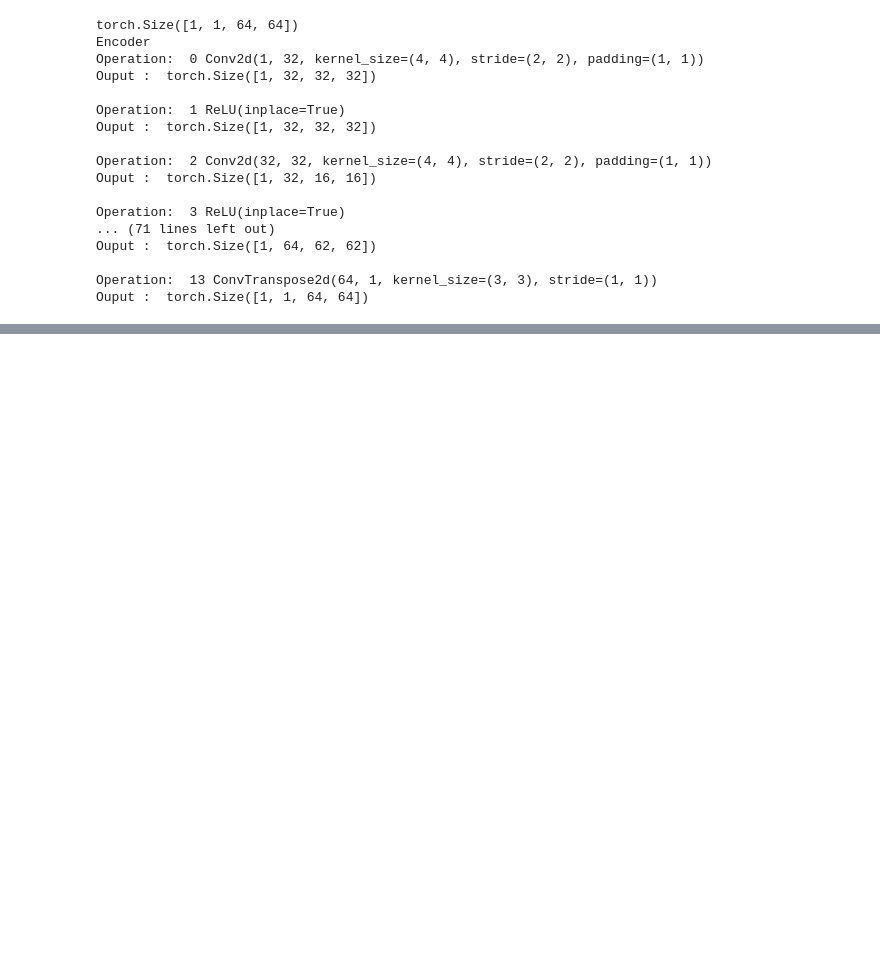
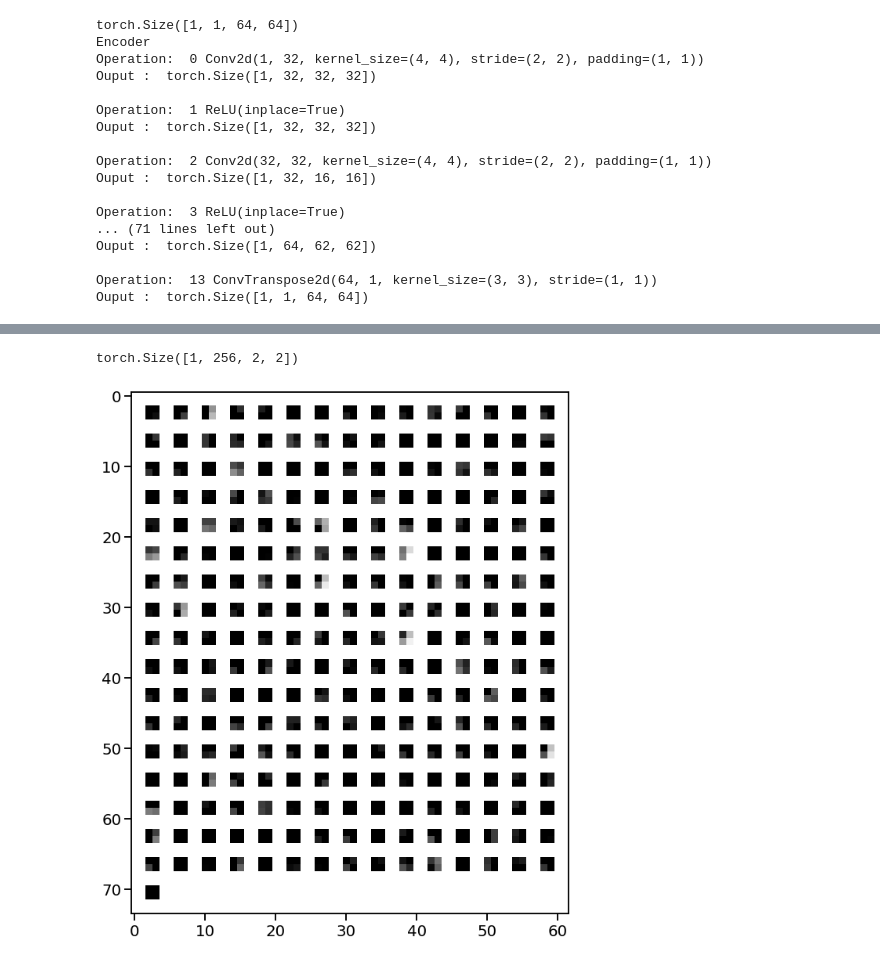
Before and after one commit to muhammadyaseen/vae-disentanglement, a Jupyter notebook: Filter_And_Model_Internals_Investigation.ipynb, the cells around one changed output, grey strips where cells are left out. Saved outputs shown, nothing was run; the diff lists cells and outputs as text; code cells hidden in the pictures; blank space fills up the shorter version.

```diff
--- a/Filter_And_Model_Internals_Investigation.ipynb
+++ b/Filter_And_Model_Internals_Investigation.ipynb
@@ -207,0 +254,5 @@ torch.Size([1, 2, 1, 1])
+# %%
+visualize_internal_layer(results[4], nrow_val=15)
+# %% [output]
+torch.Size([1, 256, 2, 2])
+[figure, added]
```
Also changed, not shown: parts of 19 cells of this notebook, 13 other files.
